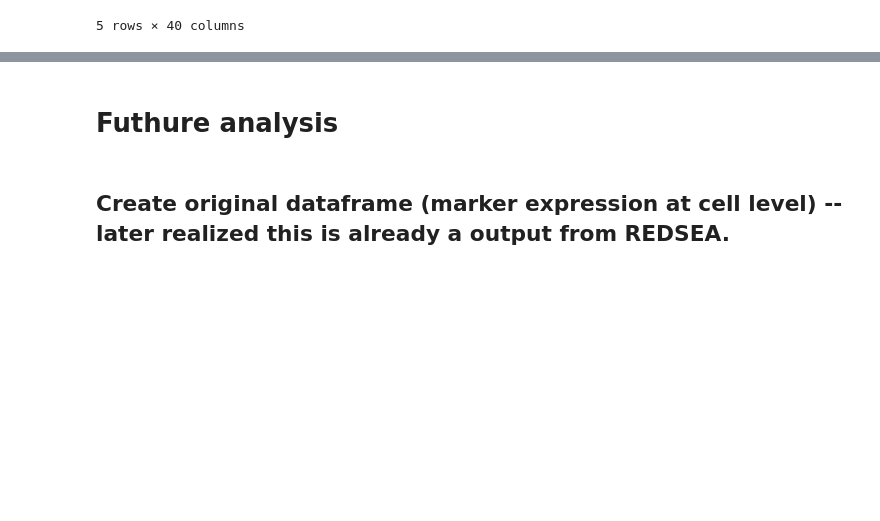
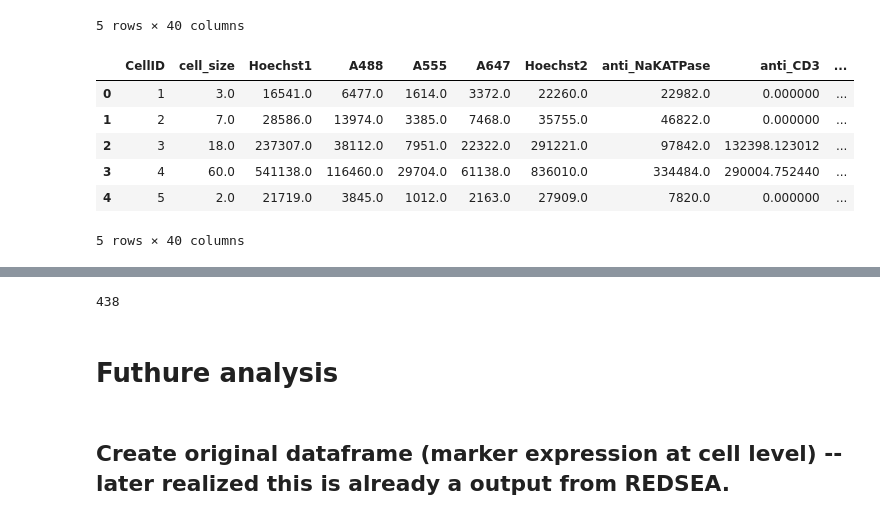
Before and after one commit to IAWG-CSBC-PSON/hack2022-05-cross-talk, a Jupyter notebook: 0.1_redsea_py.ipynb, the cells around one changed output, grey strips where cells are left out. Saved outputs shown, nothing was run; the diff lists cells and outputs as text; code cells hidden in the pictures; blank space fills up the shorter version.

```diff
--- a/0.1_redsea_py.ipynb
+++ b/0.1_redsea_py.ipynb
@@ -70,7 +70,11 @@ elementSize = 2 # star or square extension size
 mainPath = f"data/{SAMPLE}" # main folder, redundant
 massDS_path = f"{mainPath}/markers.csv" # csv file location, need
 pathTiff = f"{mainPath}/registration" #  tiff location, need, should be single folder with multiple channels
-pathMat = f"{mainPath}/segmentation/unmicst-{SAMPLE}/cellMask_subset.tif"
+
+SEG_METHOD='unmicst'   #mesmer, unmicst
+
+
+pathMat = f"{mainPath}/segmentation/{SEG_METHOD}-{SAMPLE}/cellMask_subset.tif"
 
 
 SC_OUTPUT = f"data/{SAMPLE}/quantification"
@@ -347,6 +348,16 @@ dataScaleSizeL_full.head() # orignal counts extracted from tiff files, but scale
 | 3 | 4 | 60.0 | 9018.966667 | 1941.000000 | 495.066667 | 1018.966667 | 13933.500000 | 5574.733333 | 5465.466667 | ... |
 | 4 | 5 | 2.0 | 10859.500000 | 1922.500000 | 506.000000 | 1081.500000 | 13954.500000 | 3910.000000 | 14962.500000 | ... |
 5 rows × 40 columns
+# %%
+dataCompenL_full.head()
+# %% [output]
+|  | CellID | cell_size | Hoechst1 | A488 | A555 | A647 | Hoechst2 | anti_NaKATPase | anti_CD3 | ... |
+| 0 | 1 | 3.0 | 16541.0 | 6477.0 | 1614.0 | 3372.0 | 22260.0 | 22982.0 | 0.000000 | ... |
+| 1 | 2 | 7.0 | 28586.0 | 13974.0 | 3385.0 | 7468.0 | 35755.0 | 46822.0 | 0.000000 | ... |
+| 2 | 3 | 18.0 | 237307.0 | 38112.0 | 7951.0 | 22322.0 | 291221.0 | 97842.0 | 132398.123012 | ... |
+| 3 | 4 | 60.0 | 541138.0 | 116460.0 | 29704.0 | 61138.0 | 836010.0 | 334484.0 | 290004.752440 | ... |
+| 4 | 5 | 2.0 | 21719.0 | 3845.0 | 1012.0 | 2163.0 | 27909.0 | 7820.0 | 0.000000 | ... |
+5 rows × 40 columns
 # %%
 dataCompenScaleSizeL_full.head() # redsea compensated counts, but scaled by cell size
 # %% [output]
@@ -363,3 +374,7 @@ dataCompenScaleSizeL_full.to_csv(f"{SC_OUTPUT}/single_cell_after_redsea_{SAMPLE}
+# %%
+len(dataCompenScaleSizeL_full)
+# %% [output]
+438
 # %% [markdown]
 # Futhure analysis
 # %% [markdown]
```
Also changed, not shown: parts of 3 cells of this notebook, 1 other file.
